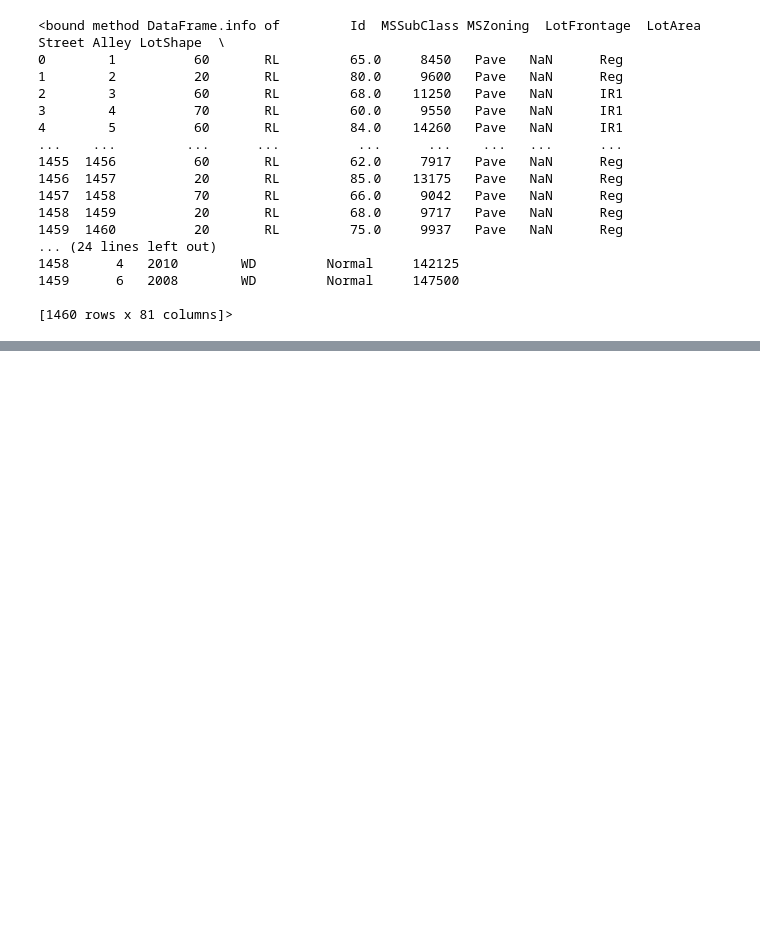
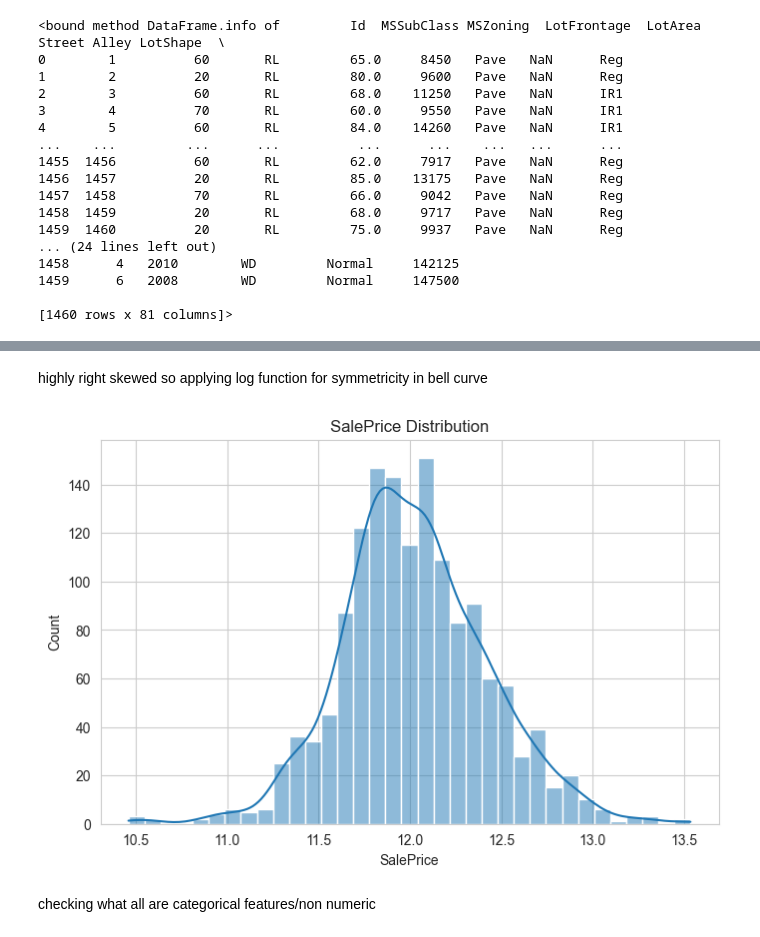
Before and after one commit to praneethsangnal/houseprice-project, a Jupyter notebook: notebooks/eda.ipynb, the cells around one changed output, grey strips where cells are left out. Drawn from its saved outputs; the diff is of its cells as text; code cells hidden in the pictures; blank space fills up the shorter version.

```diff
--- a/notebooks/eda.ipynb
+++ b/notebooks/eda.ipynb
@@ -81,0 +202,11 @@ print(df.info)
+# %% [markdown]
+highly right skewed so applying log function for symmetricity in bell curve
+# %%
+plt.figure(figsize=(8,5))
+sns.histplot(np.log1p(df["SalePrice"]), kde=True)
+plt.title("SalePrice Distribution")
+plt.show()
+# %% [output]
+[figure, added]
+# %% [markdown]
+checking what all are categorical features/non numeric
```
Also changed, not shown: parts of 17 cells of this notebook, 4 other files.
